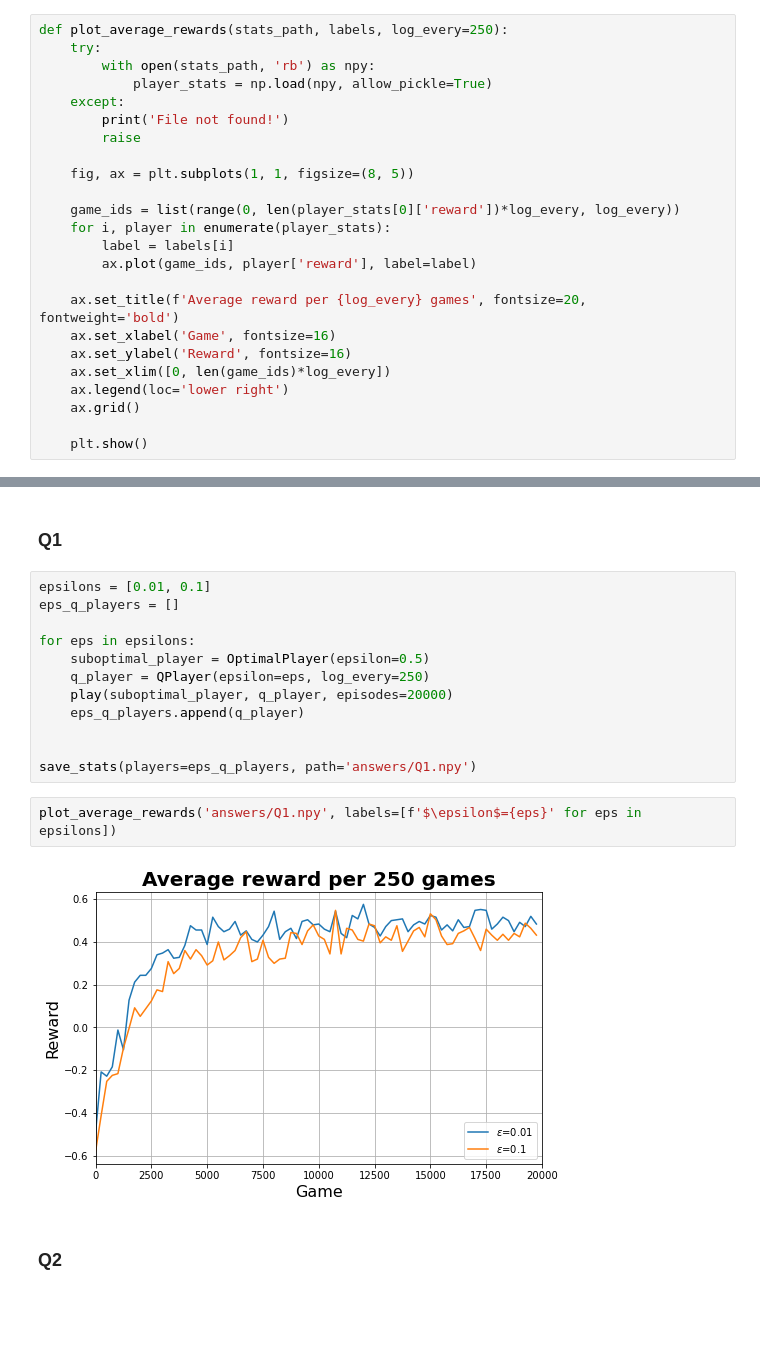
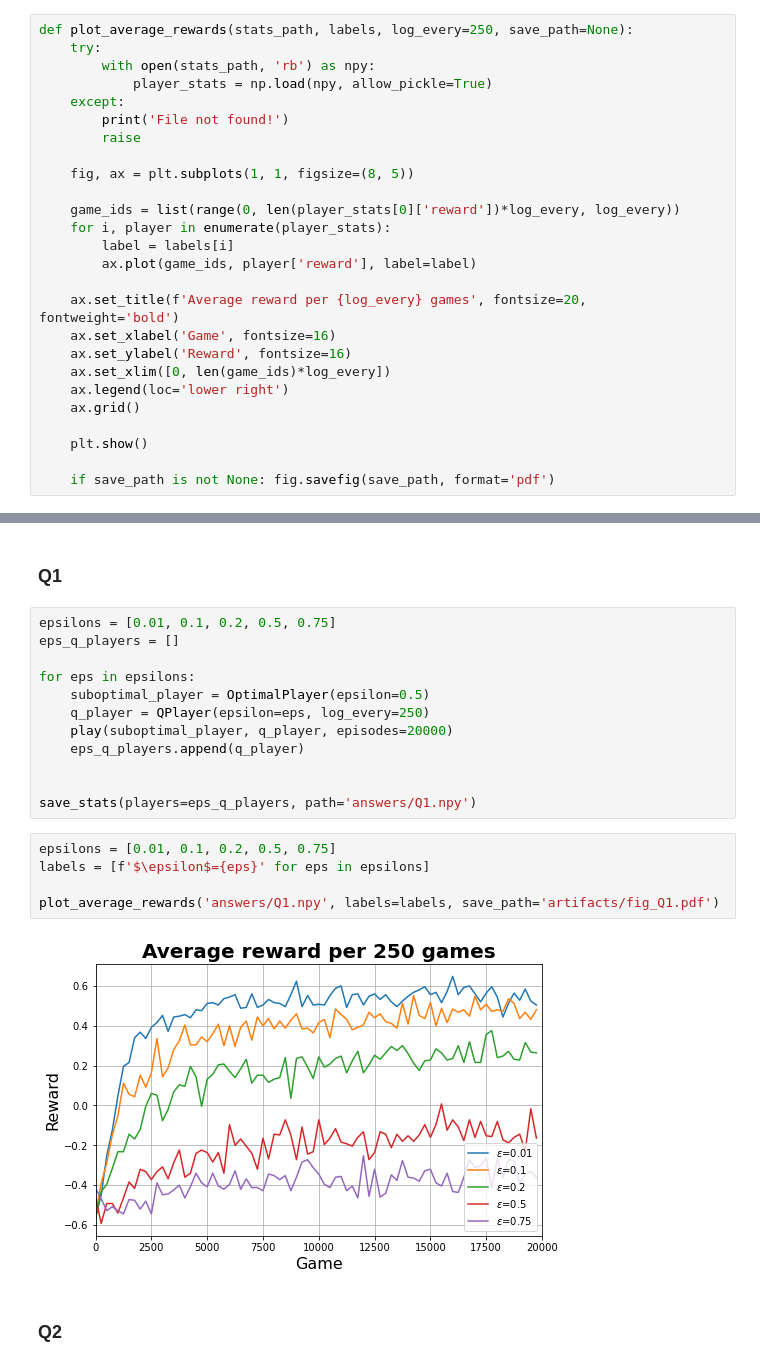
Before and after one commit to mismayil/ann-miniproject, a Jupyter notebook: QLearner.ipynb, the cells around one changed output, grey strips where cells are left out. Saved outputs shown, nothing was run; the diff lists cells and outputs as text; blank space fills up the shorter version.

```diff
--- a/QLearner.ipynb
+++ b/QLearner.ipynb
@@ -37,7 +37,7 @@ def save_stats(players, path):
     with open(path, 'wb') as npy:
         np.save(npy, player_stats)
 # %%
-def plot_average_rewards(stats_path, labels, log_every=250):
+def plot_average_rewards(stats_path, labels, log_every=250, save_path=None):
     try:
         with open(stats_path, 'rb') as npy:
             player_stats = np.load(npy, allow_pickle=True)
@@ -60,4 +60,6 @@ def plot_average_rewards(stats_path, labels, log_every=250):
     ax.grid()
 
     plt.show()
+
+    if save_path is not None: fig.savefig(save_path, format='pdf')
 # %%
@@ -136,7 +143,7 @@ def plot_heatmaps(states_list, qvalues_list, titles, cmap=None):
 # %% [markdown]
 ### Q1
 # %%
-epsilons = [0.01, 0.1]
+epsilons = [0.01, 0.1, 0.2, 0.5, 0.75]
 eps_q_players = []
 
 for eps in epsilons:
@@ -148,9 +155,12 @@ for eps in epsilons:
 
 save_stats(players=eps_q_players, path='answers/Q1.npy')
 # %%
-plot_average_rewards('answers/Q1.npy', labels=[f'$\epsilon$={eps}' for eps in epsilons])
+epsilons = [0.01, 0.1, 0.2, 0.5, 0.75]
+labels = [f'$\epsilon$={eps}' for eps in epsilons]
+
+plot_average_rewards('answers/Q1.npy', labels=labels, save_path='artifacts/fig_Q1.pdf')
 # %% [output]
-[figure, old version]
+[figure, new version]
 # %% [markdown]
 ### Q2
 # %%
```
Also changed, not shown: parts of 9 cells of this notebook, 9 other files.
